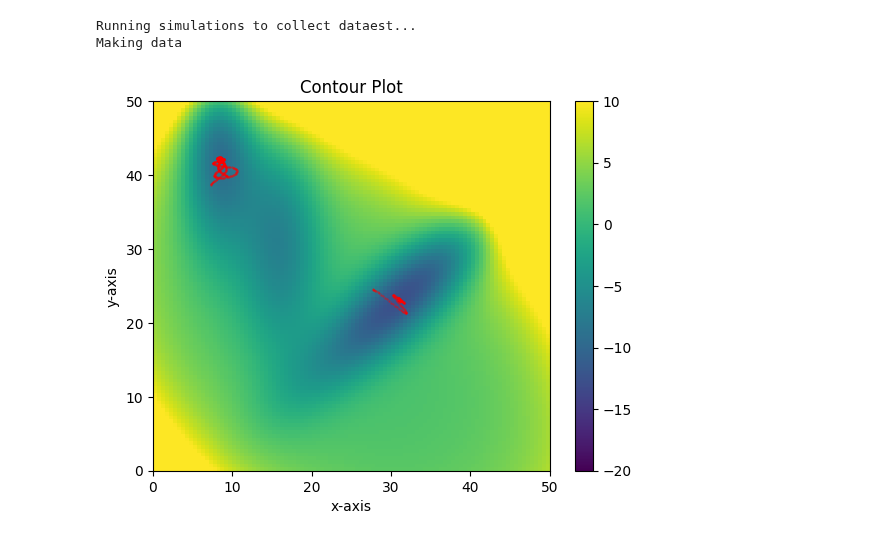
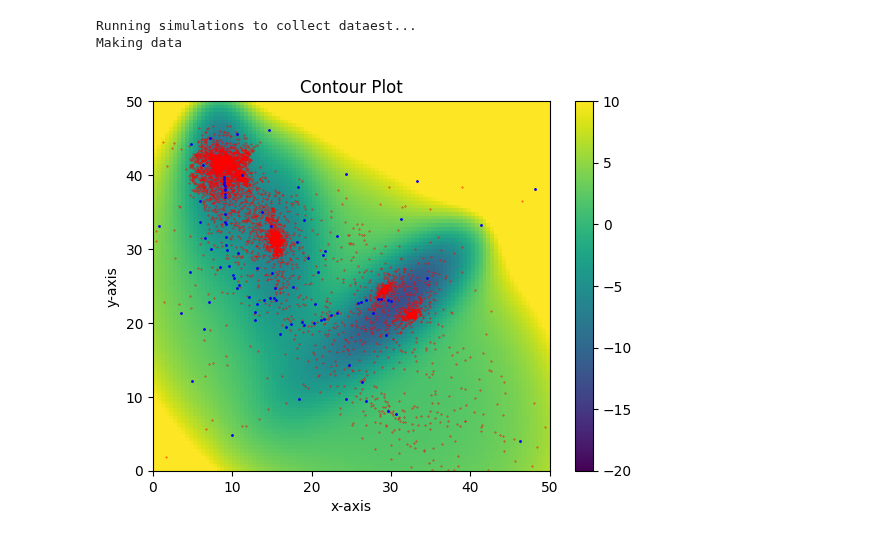
Before and after one commit to michael-psenka/OM-TPS, a Jupyter notebook: compare_actions.ipynb, the cells around one changed output. Saved outputs shown, nothing was run; the diff lists cells and outputs as text; code cells hidden in the pictures.

Commit message:
initialize mb paths from om action

```diff
--- a/compare_actions.ipynb
+++ b/compare_actions.ipynb
@@ -9,3 +9,9 @@ from simpleMB import SimpleMB
 
 import numpy as np
 import matplotlib.pyplot as plt
+
+class Args():
+    pass
+
+args = Args()
+args.device = "cuda"
@@ -18,30 +119,39 @@ from mb_dataset import MBDataset
 from mb_calculator import MullerBrownPotential
 
 calculator = MullerBrownPotential(device = "cpu")
-dataset = MBDataset(save_path = 'data', timestep = 5.0, temperature = 1000, n_steps = 1000, save_every=1, n_sims = 5)
+dataset = MBDataset(save_path = 'data', transition_path_guess= np.fliplr(best_path.numpy()), timestep = 20.0, temperature = 800, n_steps = 100, n_sims = 100, gamma = 0.01)
+# dataset = MBDataset(save_path = 'data', transition_path_guess=None, timestep = 5.0, temperature = 500, n_steps = 100, n_sims = 50)
+
+# dataset = MBDataset(preload_sim_dir="data/temp=1000_timestep=5.0_friction=0.1")
 # %% [output]
 Running simulations to collect dataest...
 Making data
 # %%
 from torch.utils.data import DataLoader
 mb_dataloader = DataLoader(dataset, batch_size=64, shuffle=True)
 
 num_points = 100
 x_values = torch.linspace(calculator.Lx, calculator.Hx , num_points)
 y_values = torch.linspace(calculator.Ly, calculator.Hy, num_points)
 
 x, y = torch.meshgrid(x_values, y_values)
 z = calculator.U_split(x, y).cpu()
 
 fig, ax = plt.subplots()
 colorbar = ax.imshow(z, extent=(x_values.min(), x_values.max(), y_values.min(), y_values.max()), vmin=calculator.U_min, vmax=calculator.U_max, origin='lower', cmap='viridis', aspect='auto')
 ax.set(xlabel="x-axis", ylabel="y-axis", title="Contour Plot")
 plt.colorbar(colorbar)
 
 # also plot batch from dataloader
 for i, batch in enumerate(mb_dataloader):
     ax.scatter(batch[:, 1], batch[:, 0], color='red', s=0.1)
 
+ax.scatter(line_points[:,0], line_points[:,1], s=1, c='blue', label='Line')
+
+ax.set_xlim([calculator.Lx, calculator.Hx])
+ax.set_ylim([calculator.Ly, calculator.Hy])
+
 plt.show()
+plt.close()
 # %% [output]
-[figure, old version]
+[figure, new version]
```
Also changed, not shown: parts of 3 cells of this notebook, 3 other files.
